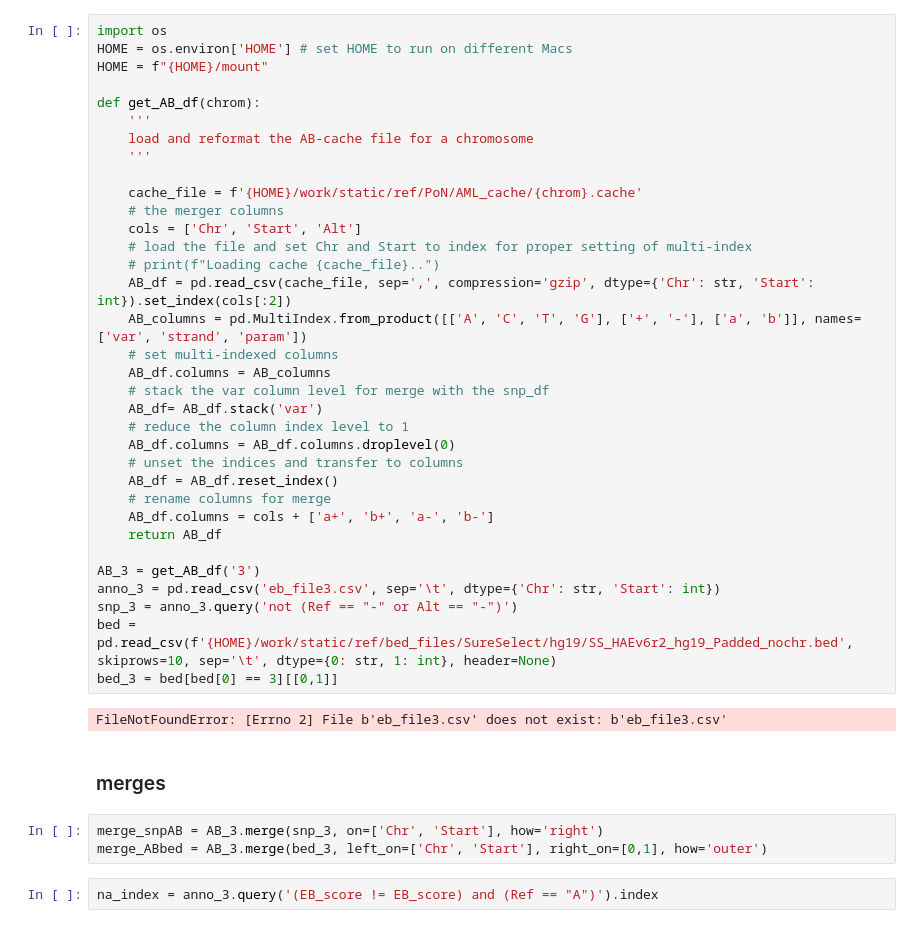
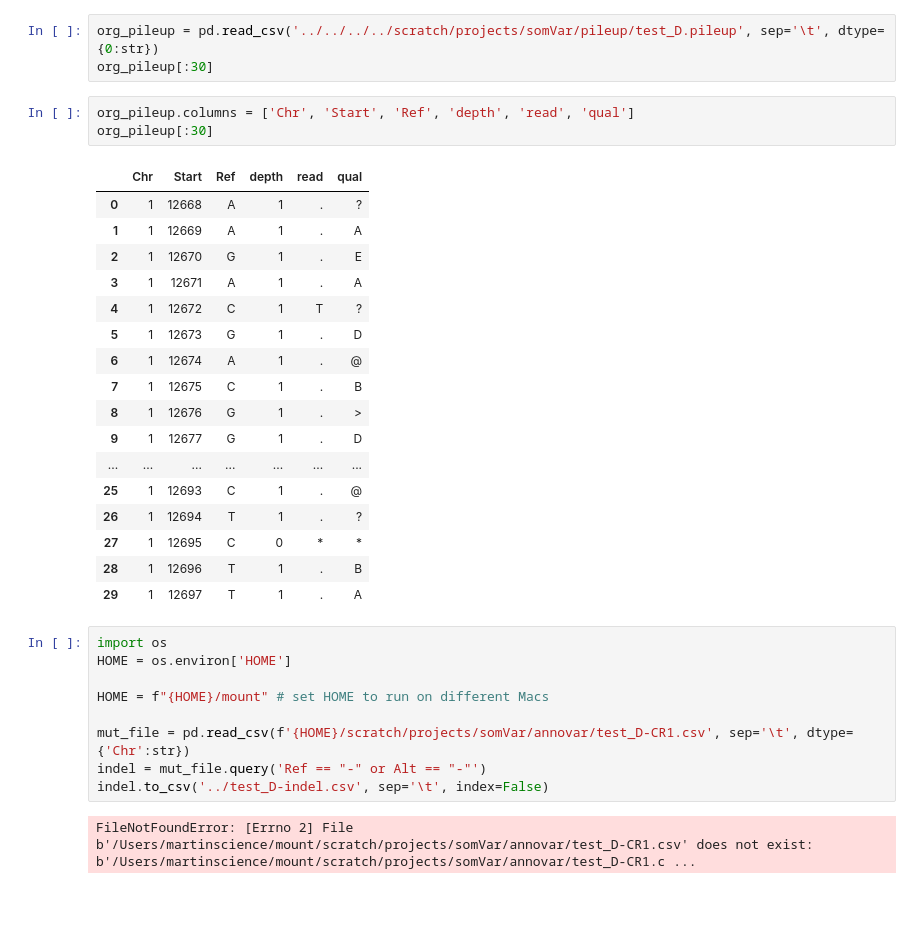
Before and after one commit to Mar111tiN/EBFilter, a Jupyter notebook: notebooks/testing.ipynb, the cells around one changed output. Cells and saved outputs as stored; diff of their text form; blank space fills up the shorter version.

```diff
--- a/notebooks/testing.ipynb
+++ b/notebooks/testing.ipynb
@@ -7,43 +5,35 @@ cd ..
-# %%
-import os
-HOME = os.environ['HOME'] # set HOME to run on different Macs
-HOME = f"{HOME}/mount"
-
-def get_AB_df(chrom):
-    '''
-    load and reformat the AB-cache file for a chromosome
-    '''
-
-    cache_file = f'{HOME}/work/static/ref/PoN/AML_cache/{chrom}.cache'
-    # the merger columns
-    cols = ['Chr', 'Start', 'Alt']
-    # load the file and set Chr and Start to index for proper setting of multi-index
-    # print(f"Loading cache {cache_file}..")
-    AB_df = pd.read_csv(cache_file, sep=',', compression='gzip', dtype={'Chr': str, 'Start': int}).set_index(cols[:2])
-    AB_columns = pd.MultiIndex.from_product([['A', 'C', 'T', 'G'], ['+', '-'], ['a', 'b']], names=['var', 'strand', 'param'])
-    # set multi-indexed columns
-    AB_df.columns = AB_columns
-    # stack the var column level for merge with the snp_df
-    AB_df= AB_df.stack('var')
-    # reduce the column index level to 1
-    AB_df.columns = AB_df.columns.droplevel(0)
-    # unset the indices and transfer to columns
-    AB_df = AB_df.reset_index()
-    # rename columns for merge
-    AB_df.columns = cols + ['a+', 'b+', 'a-', 'b-']
-    return AB_df
-
-AB_3 = get_AB_df('3')
-anno_3 = pd.read_csv('eb_file3.csv', sep='\t', dtype={'Chr': str, 'Start': int})
-snp_3 = anno_3.query('not (Ref == "-" or Alt == "-")')
-bed = pd.read_csv(f'{HOME}/work/static/ref/bed_files/SureSelect/hg19/SS_HAEv6r2_hg19_Padded_nochr.bed', skiprows=10, sep='\t', dtype={0: str, 1: int}, header=None)
-bed_3 = bed[bed[0] == 3][[0,1]]
-# %% [output]
-FileNotFoundError: [Errno 2] File b'eb_file3.csv' does not exist: b'eb_file3.csv'
-# %% [markdown]
-### merges
-# %%
-merge_snpAB = AB_3.merge(snp_3, on=['Chr', 'Start'], how='right')
-merge_ABbed = AB_3.merge(bed_3, left_on=['Chr', 'Start'], right_on=[0,1], how='outer')
-# %%
-na_index = anno_3.query('(EB_score != EB_score) and (Ref == "A")').index
+# %%
+org_pileup = pd.read_csv('../../../../scratch/projects/somVar/pileup/test_D.pileup', sep='\t', dtype={0:str})
+org_pileup[:30]
+# %%
+org_pileup.columns = ['Chr', 'Start', 'Ref', 'depth', 'read', 'qual']
+org_pileup[:30]
+# %% [output]
+|  | Chr | Start | Ref | depth | read | qual |
+| 0 | 1 | 12668 | A | 1 | . | ? |
+| 1 | 1 | 12669 | A | 1 | . | A |
+| 2 | 1 | 12670 | G | 1 | . | E |
+| 3 | 1 | 12671 | A | 1 | . | A |
+| 4 | 1 | 12672 | C | 1 | T | ? |
+| 5 | 1 | 12673 | G | 1 | . | D |
+| 6 | 1 | 12674 | A | 1 | . | @ |
+| 7 | 1 | 12675 | C | 1 | . | B |
+| 8 | 1 | 12676 | G | 1 | . | > |
+| 9 | 1 | 12677 | G | 1 | . | D |
+| ... | ... | ... | ... | ... | ... | ... |
+| 25 | 1 | 12693 | C | 1 | . | @ |
+| 26 | 1 | 12694 | T | 1 | . | ? |
+| 27 | 1 | 12695 | C | 0 | * | * |
+| 28 | 1 | 12696 | T | 1 | . | B |
+| 29 | 1 | 12697 | T | 1 | . | A |
+# %%
+import os
+HOME = os.environ['HOME']
+
+HOME = f"{HOME}/mount" # set HOME to run on different Macs
+
+mut_file = pd.read_csv(f'{HOME}/scratch/projects/somVar/annovar/test_D-CR1.csv', sep='\t', dtype={'Chr':str})
+indel = mut_file.query('Ref == "-" or Alt == "-"')
+indel.to_csv('../test_D-indel.csv', sep='\t', index=False)
+# %% [output]
+FileNotFoundError: [Errno 2] File b'/Users/martinscience/mount/scratch/projects/somVar/annovar/test_D-CR1.csv' does not exist: b'/Users/martinscience/mount/scratch/projects/somVar/annovar/test_D-CR1.c ...
```
Also changed, not shown: parts of 10 cells of this notebook, 11 other files.
